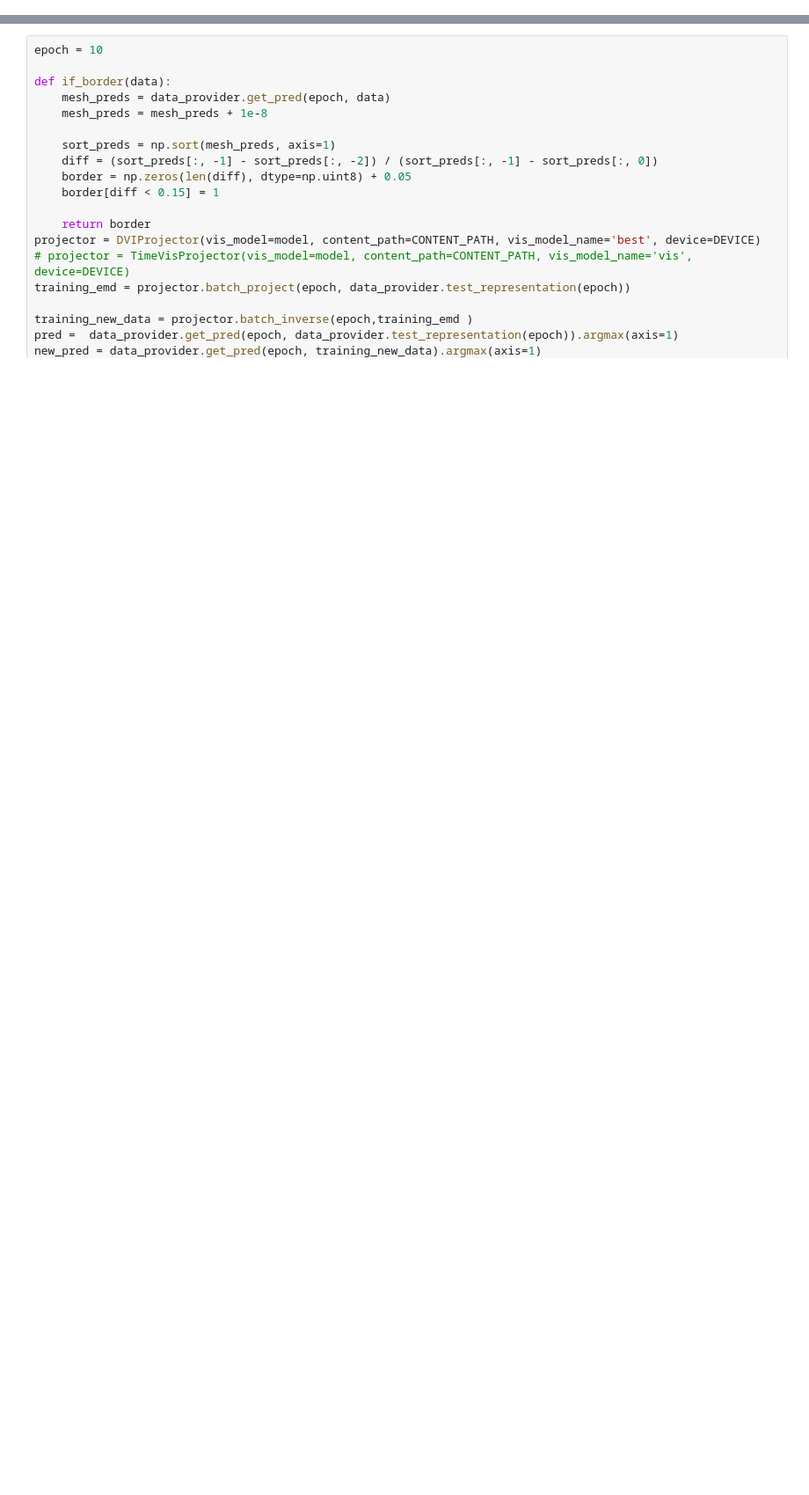
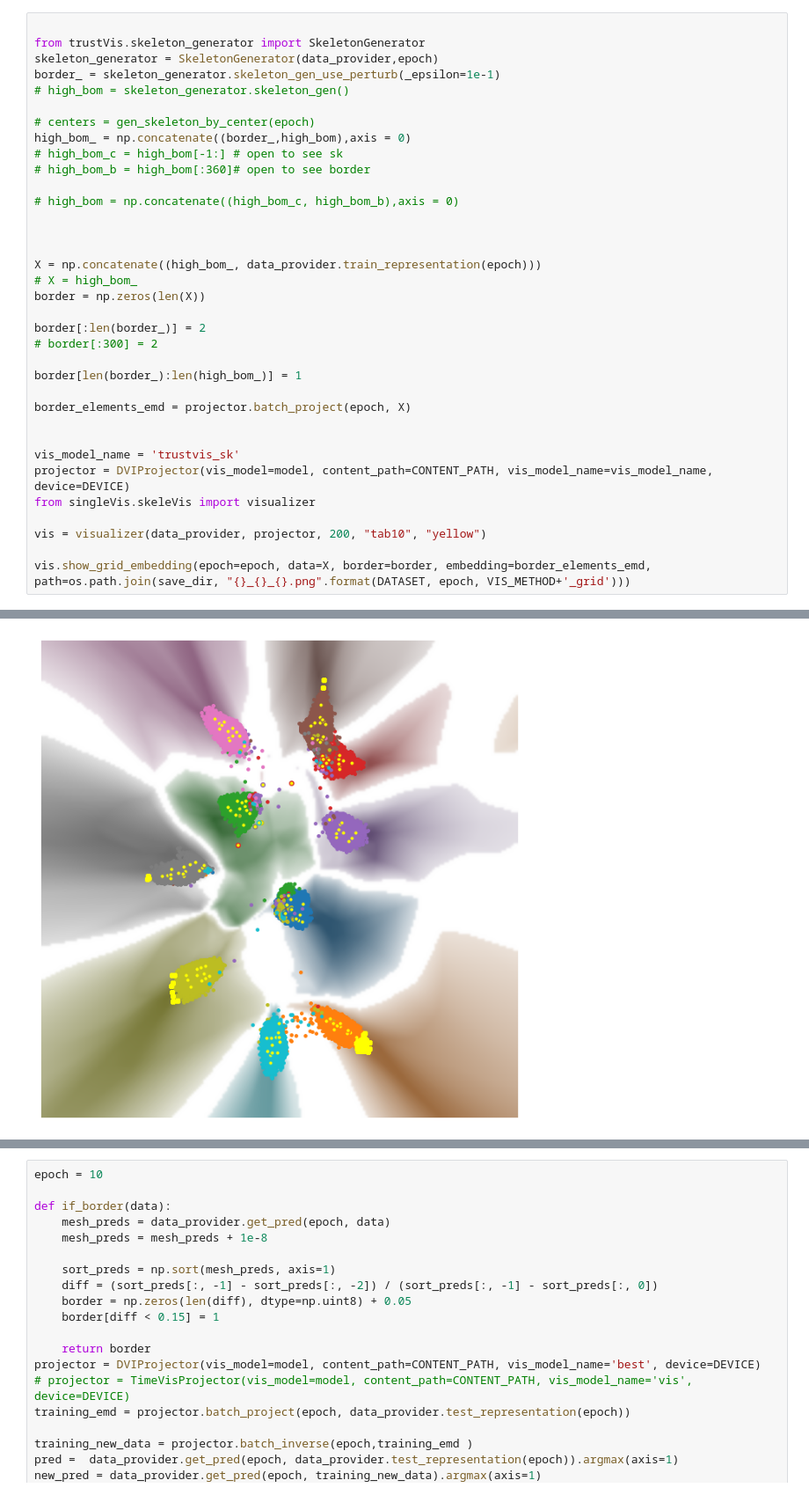
Before and after one commit to code-philia/Trustvis, a Jupyter notebook: GridDviexperiments/skeleton.ipynb, the cells around one changed output, grey strips where cells are left out. Shown: that part at 88% size. Saved outputs shown, nothing was run; the diff lists cells and outputs as text; blank space fills up the shorter version.

```diff
--- a/GridDviexperiments/skeleton.ipynb
+++ b/GridDviexperiments/skeleton.ipynb
@@ -230,0 +104,36 @@ NameError: name 'high_bom' is not defined
+# %%
+
+from trustVis.skeleton_generator import SkeletonGenerator
+skeleton_generator = SkeletonGenerator(data_provider,epoch)
+border_ = skeleton_generator.skeleton_gen_use_perturb(_epsilon=1e-1)
+# high_bom = skeleton_generator.skeleton_gen()
+
+# centers = gen_skeleton_by_center(epoch)
+high_bom_ = np.concatenate((border_,high_bom),axis = 0)
+# high_bom_c = high_bom[-1:] # open to see sk
+# high_bom_b = high_bom[:360]# open to see border
+
+# high_bom = np.concatenate((high_bom_c, high_bom_b),axis = 0)
+
+
+
+X = np.concatenate((high_bom_, data_provider.train_representation(epoch)))
+# X = high_bom_
+border = np.zeros(len(X))
+
+border[:len(border_)] = 2
+# border[:300] = 2
+
+border[len(border_):len(high_bom_)] = 1
+
+border_elements_emd = projector.batch_project(epoch, X)
+
+
+vis_model_name = 'trustvis_sk'
+projector = DVIProjector(vis_model=model, content_path=CONTENT_PATH, vis_model_name=vis_model_name, device=DEVICE)
+from singleVis.skeleVis import visualizer
+
+vis = visualizer(data_provider, projector, 200, "tab10", "yellow")
+
+vis.show_grid_embedding(epoch=epoch, data=X, border=border, embedding=border_elements_emd, path=os.path.join(save_dir, "{}_{}_{}.png".format(DATASET, epoch, VIS_METHOD+'_grid')))
+# %% [output]
@@ -231,3 +149,4 @@ NameError: name 'high_bom' is not defined
+[figure, added]
 # %%
 #### show training data
 vis.savefig(epoch,path=os.path.join(save_dir, "{}_{}_{}.png".format(DATASET, epoch, 'dvigrid')))
```
Also changed, not shown: parts of 9 cells of this notebook, 3 other files.
